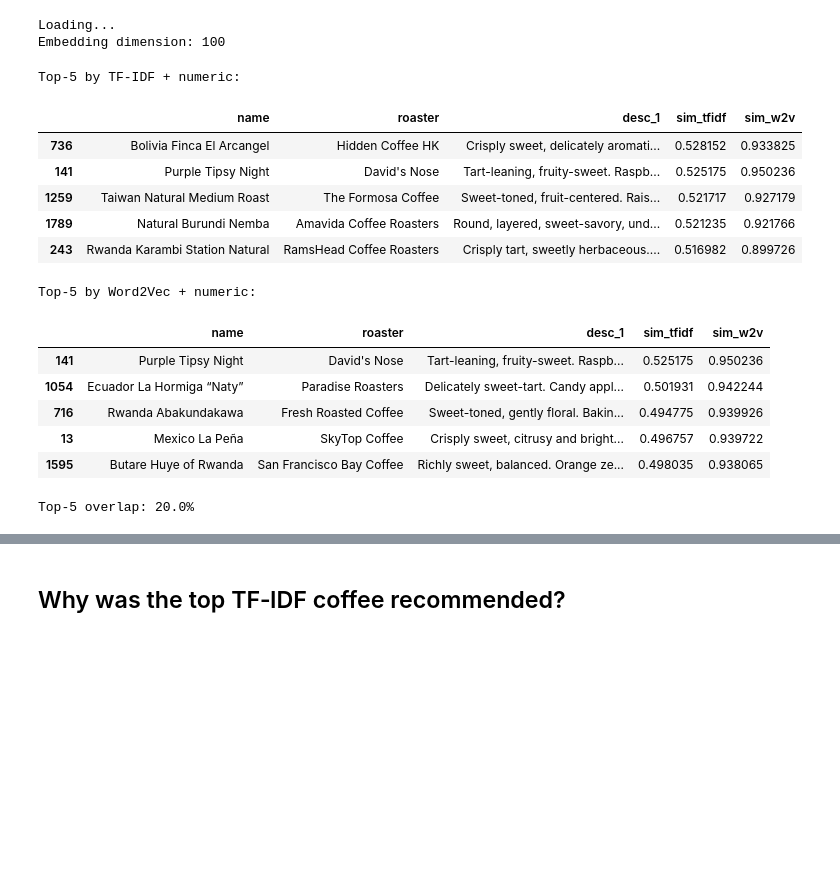
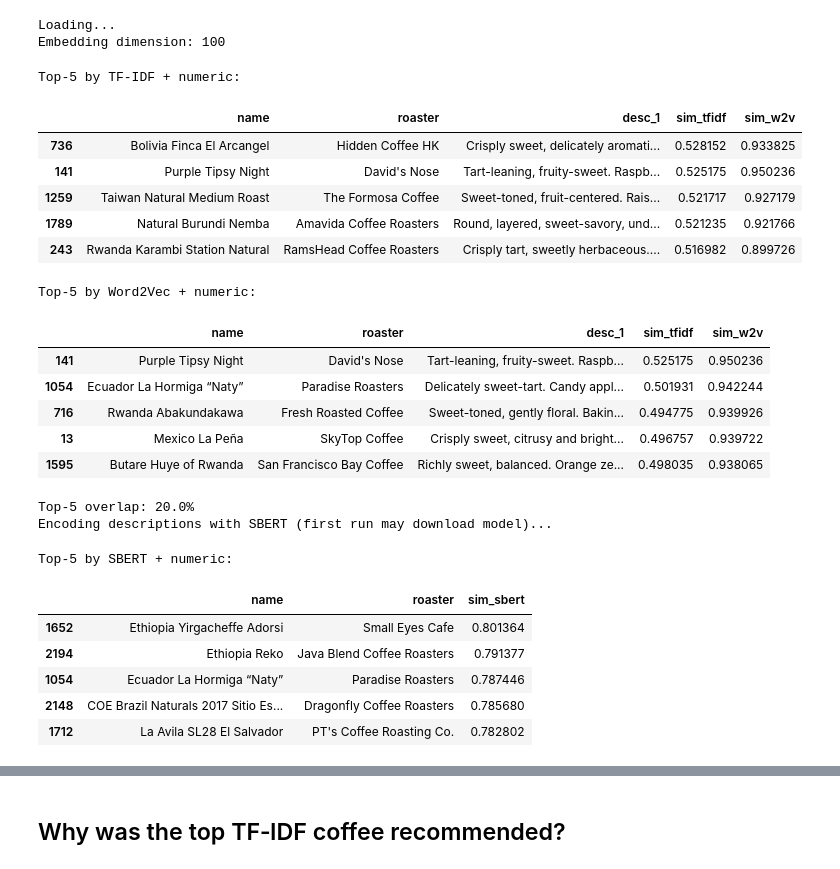
Before and after one commit to AndrewKlement/CoffeeRecomender, a Jupyter notebook: compare.ipynb, the cells around one changed output, grey strips where cells are left out. Saved outputs shown, nothing was run; the diff lists cells and outputs as text; code cells hidden in the pictures; blank space fills up the shorter version.

```diff
--- a/compare.ipynb
+++ b/compare.ipynb
@@ -170,31 +170,57 @@ TOP_N = 5
 display_cols = ['name', 'roaster', 'desc_1', 'sim_tfidf', 'sim_w2v']
 
 top_tfidf = df.nlargest(TOP_N, 'sim_tfidf')[display_cols]
 top_w2v  = df.nlargest(TOP_N, 'sim_w2v')[display_cols]
 
 print("Top‑%d by TF‑IDF + numeric:" % TOP_N)
 display(top_tfidf)
 
 print("\nTop‑%d by Word2Vec + numeric:" % TOP_N)
 display(top_w2v)
 
 # Compute overlap
 overlap = len(set(top_tfidf.index) & set(top_w2v.index)) / TOP_N
 print(f"Top‑{TOP_N} overlap: {overlap*100:.1f}%")
+
+from sentence_transformers import SentenceTransformer
+print("Encoding descriptions with SBERT (first run may download model)...")
+sbert_model = SentenceTransformer('all-MiniLM-L6-v2')
+M_sbert = sbert_model.encode(df['full_desc'].tolist(), show_progress_bar=True)
+
+# Encode user query
+user_sbert_vec = sbert_model.encode([clean_text])
+
+# Similarity scores
+sim_sbert_text = cosine_similarity(user_sbert_vec, M_sbert).flatten()
+combined_sbert = alpha * numeric_sim + (1 - alpha) * sim_sbert_text
+df['sim_sbert'] = combined_sbert
+
+# Top‑N list
+top_idx_sbert = np.argsort(combined_sbert)[::-1][:TOP_N]
+print("\nTop‑{0} by SBERT + numeric:".format(TOP_N))
+display(df.iloc[top_idx_sbert][['name','roaster']].assign(sim_sbert=combined_sbert[top_idx_sbert]))
 # %% [output]
 Top‑5 by TF‑IDF + numeric:
 |  | name | roaster | desc_1 | sim_tfidf | sim_w2v |
 | 736 | Bolivia Finca El Arcangel | Hidden Coffee HK | Crisply sweet, delicately aromati... | 0.528152 | 0.933825 |
 | 141 | Purple Tipsy Night | David's Nose | Tart-leaning, fruity-sweet. Raspb... | 0.525175 | 0.950236 |
 | 1259 | Taiwan Natural Medium Roast | The Formosa Coffee | Sweet-toned, fruit-centered. Rais... | 0.521717 | 0.927179 |
 | 1789 | Natural Burundi Nemba | Amavida Coffee Roasters | Round, layered, sweet-savory, und... | 0.521235 | 0.921766 |
 | 243 | Rwanda Karambi Station Natural | RamsHead Coffee Roasters | Crisply tart, sweetly herbaceous.... | 0.516982 | 0.899726 |
 Top‑5 by Word2Vec + numeric:
 |  | name | roaster | desc_1 | sim_tfidf | sim_w2v |
 | 141 | Purple Tipsy Night | David's Nose | Tart-leaning, fruity-sweet. Raspb... | 0.525175 | 0.950236 |
 | 1054 | Ecuador La Hormiga “Naty” | Paradise Roasters | Delicately sweet-tart. Candy appl... | 0.501931 | 0.942244 |
 | 716 | Rwanda Abakundakawa | Fresh Roasted Coffee | Sweet-toned, gently floral. Bakin... | 0.494775 | 0.939926 |
 | 13 | Mexico La Peña | SkyTop Coffee | Crisply sweet, citrusy and bright... | 0.496757 | 0.939722 |
 | 1595 | Butare Huye of Rwanda | San Francisco Bay Coffee | Richly sweet, balanced. Orange ze... | 0.498035 | 0.938065 |
 Top‑5 overlap: 20.0%
+Encoding descriptions with SBERT (first run may download model)...
+Top‑5 by SBERT + numeric:
+|  | name | roaster | sim_sbert |
+| 1652 | Ethiopia Yirgacheffe Adorsi | Small Eyes Cafe | 0.801364 |
+| 2194 | Ethiopia Reko | Java Blend Coffee Roasters | 0.791377 |
+| 1054 | Ecuador La Hormiga “Naty” | Paradise Roasters | 0.787446 |
+| 2148 | COE Brazil Naturals 2017 Sitio Es... | Dragonfly Coffee Roasters | 0.785680 |
+| 1712 | La Avila SL28 El Salvador | PT's Coffee Roasting Co. | 0.782802 |
 # %%
```
Also changed, not shown: parts of 3 cells of this notebook.
